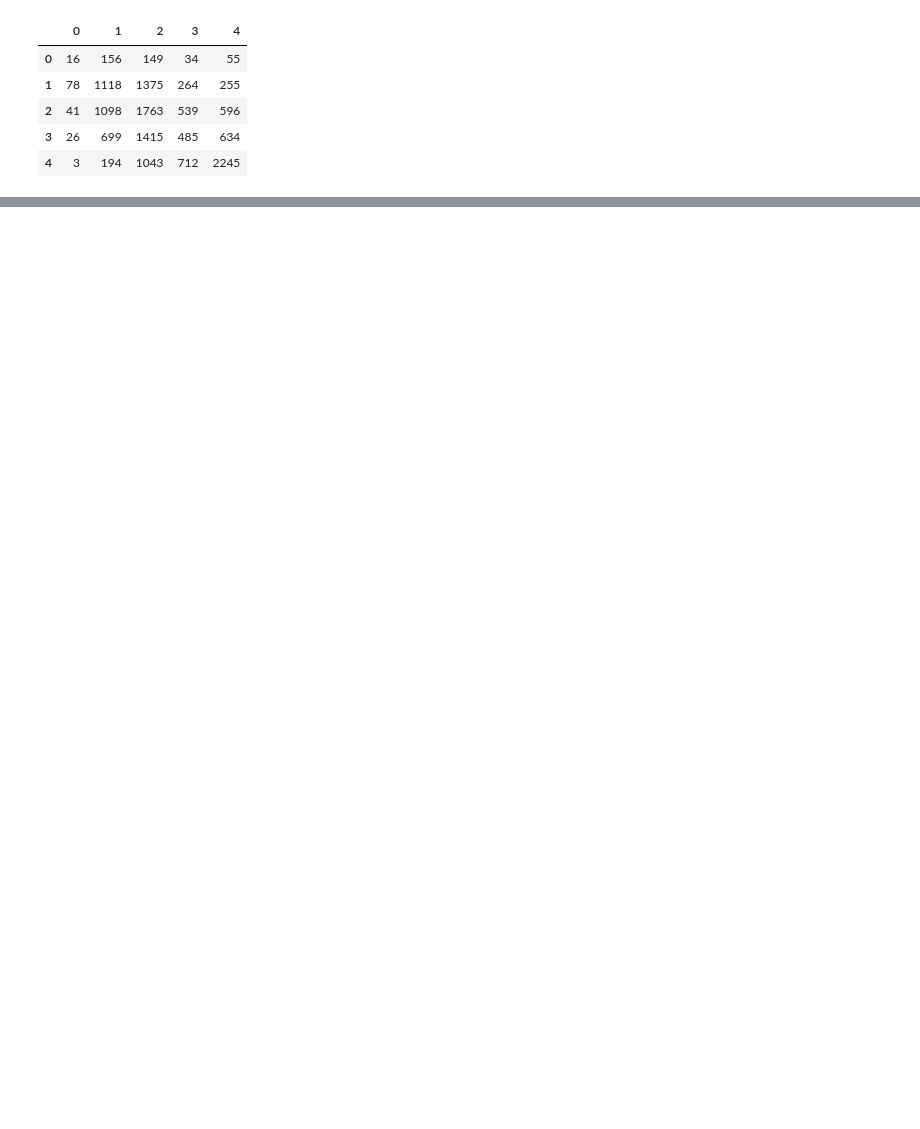
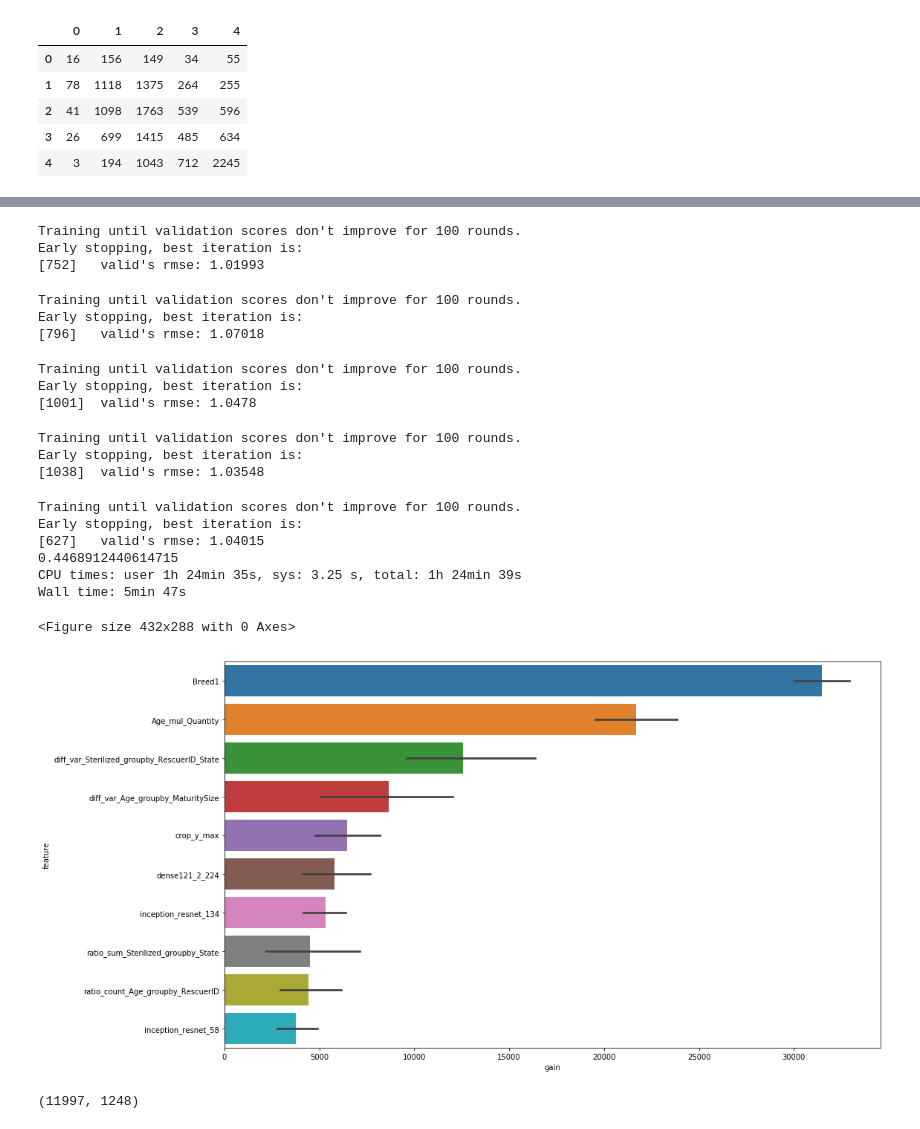
Before and after one commit to okotaku/pet_finder, a Jupyter notebook: code/notebook/train_new.ipynb, the cells around one changed output, grey strips where cells are left out. Saved outputs shown, nothing was run; the diff lists cells and outputs as text; code cells hidden in the pictures; blank space fills up the shorter version.

```diff
--- a/code/notebook/train_new.ipynb
+++ b/code/notebook/train_new.ipynb
@@ -296,0 +415,72 @@ data
+# %%
+%%time
+#n_feats =2024
+#predictors = list(data.feature[:n_feats])
+use_cols = pd.read_csv("importance10.csv")
+use_cols["gain"] = use_cols["gain"] / use_cols["gain"].sum()
+predictors = list(use_cols[use_cols.gain>0.0002].feature)
+categorical_features = [c for c in categorical_features if c in predictors]
+numerical_features = list(set(predictors) - set(categorical_features + [target] + remove))
+#predictors = categorical_features + numerical_features
+
+X = train.loc[:, predictors]
+y =  feather.read_dataframe('../input/X_train.feather')["AdoptionSpeed"].values
+rescuer_id = pd.read_csv('../input/petfinder-adoption-prediction/train/train.csv').loc[:, 'RescuerID'].iloc[:len_train]
+
+feature_importances = pd.DataFrame()
+y_pred = np.empty(len_train,)
+y_test = []
+
+#cv = StratifiedKFold(n_splits=n_splits, shuffle=True, random_state=1337)
+#for fold_id, (train_index, valid_index) in enumerate(cv.split(range(len(X)), y)):
+#cv = GroupKFold(n_splits=n_splits)
+#for fold_id, (train_index, valid_index) in enumerate(cv.split(range(len(X)), y=None, groups=rescuer_id)):
+cv = StratifiedGroupKFold(n_splits=n_splits)
+for fold_id, (train_index, valid_index) in enumerate(cv.split(range(len(X)), y=y, groups=rescuer_id)):
+    X_train = X.loc[train_index, :]
+    X_valid = X.loc[valid_index, :]
+    y_train = y[train_index]
+    y_valid = y[valid_index]
+
+    y_pred_valid, importances = run_model(X_train, y_train, X_valid, y_valid,
+                     categorical_features, numerical_features,
+                     predictors, maxvalue_dict, fold_id)
+    y_pred_valid = rankdata(y_pred_valid)/len(y_pred_valid)
+    y_pred[valid_index] = y_pred_valid.ravel()
+
+    feature_importances = pd.concat([feature_importances, importances], axis=0, sort=False)
+
+# plot
+feature_importances = plot_mean_feature_importances(
+                            feature_importances,
+                            max_num=50,
+                            importance_type='gain',
+                            path='gain_feature_importances.png')
+
+optR = OptimizedRounder()
+optR.fit(y_pred, y)
+coefficients = optR.coefficients()
+y_pred_opt = optR.predict(y_pred, coefficients)
+score = get_score(y, y_pred_opt)
+print(score)
+# %% [output]
+Training until validation scores don't improve for 100 rounds.
+Early stopping, best iteration is:
+[752]   valid's rmse: 1.01993
+Training until validation scores don't improve for 100 rounds.
+Early stopping, best iteration is:
+[796]   valid's rmse: 1.07018
+Training until validation scores don't improve for 100 rounds.
+Early stopping, best iteration is:
+[1001]  valid's rmse: 1.0478
+Training until validation scores don't improve for 100 rounds.
+Early stopping, best iteration is:
+[1038]  valid's rmse: 1.03548
+Training until validation scores don't improve for 100 rounds.
+Early stopping, best iteration is:
+[627]   valid's rmse: 1.04015
+0.4468912440614715
+CPU times: user 1h 24min 35s, sys: 3.25 s, total: 1h 24min 39s
+Wall time: 5min 47s
+<Figure size 432x288 with 0 Axes>
+[figure, added]
@@ -296,0 +494,4 @@ data
+# %%
+X_train.shape
+# %% [output]
+(11997, 1248)
```
Also changed, not shown: parts of 19 cells of this notebook, 19 other files.
